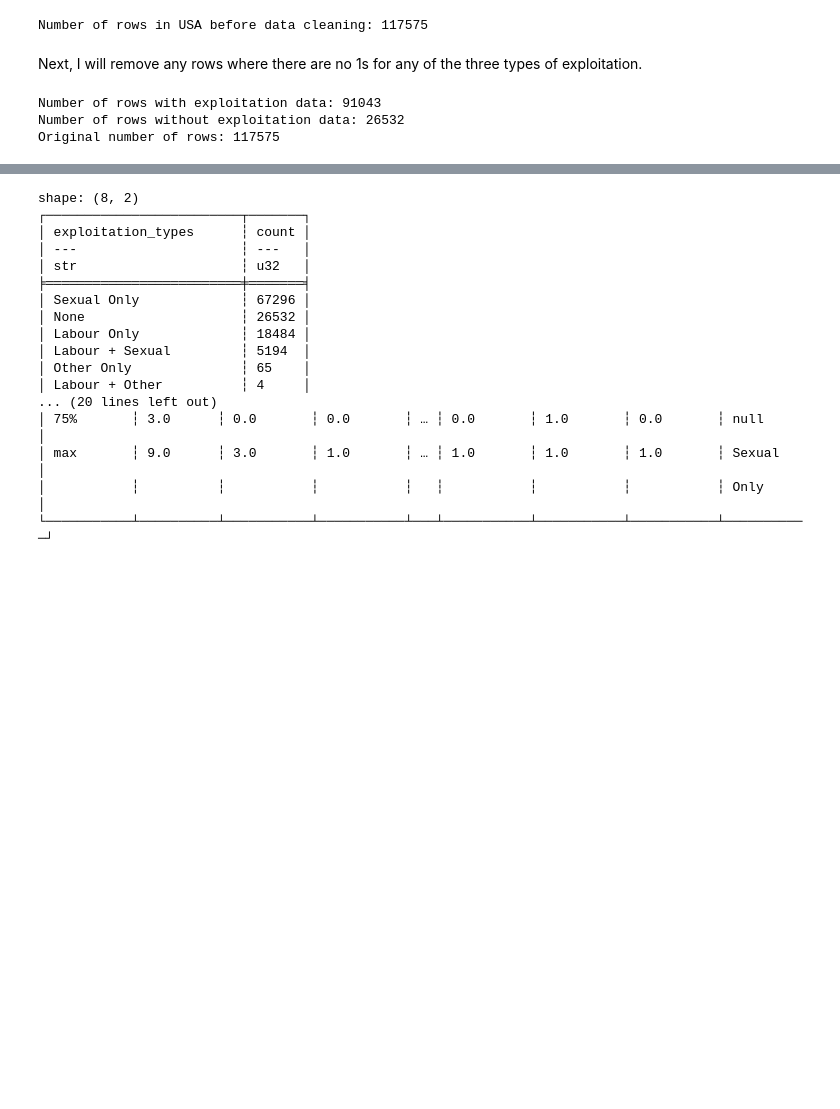
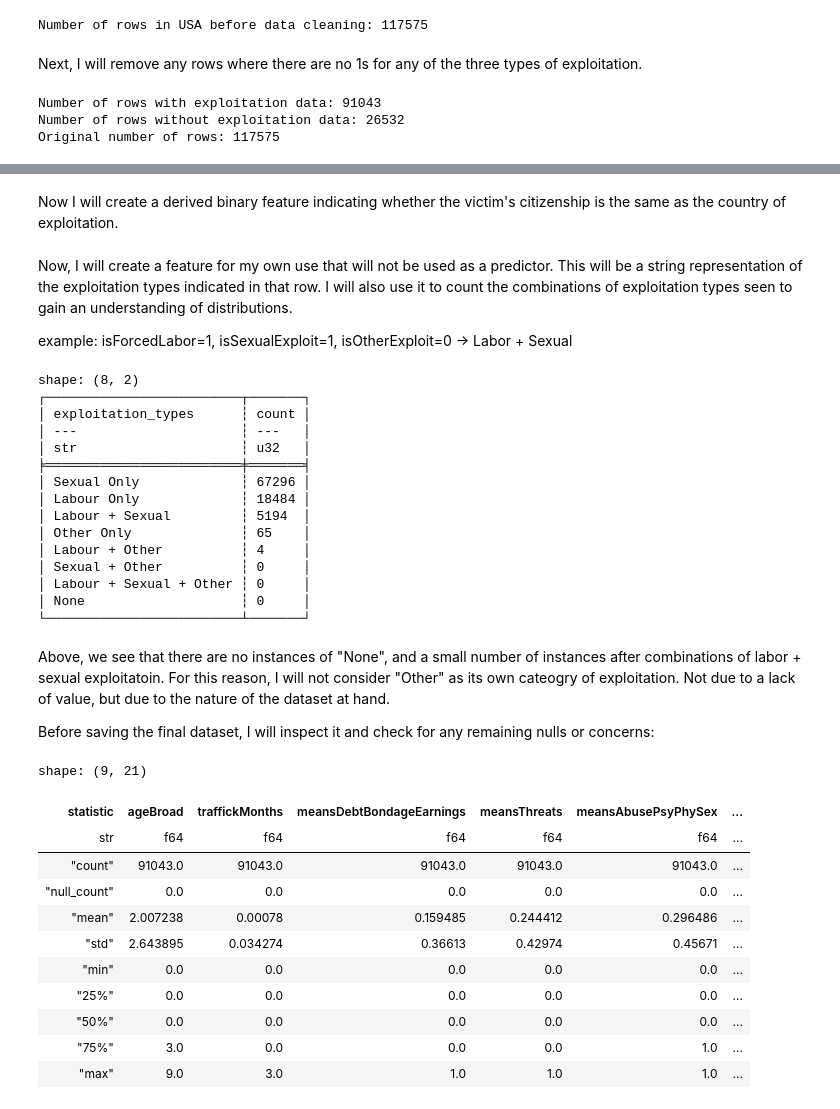
Before and after one commit to madiforman/CTDC_analysis, a Jupyter notebook: process_data.ipynb, the cells around one changed output, grey strips where cells are left out. Saved outputs shown, nothing was run; the diff lists cells and outputs as text; code cells hidden in the pictures; blank space fills up the shorter version.

```diff
--- a/process_data.ipynb
+++ b/process_data.ipynb
@@ -104,5 +113,6 @@ df_final = df_final.drop(["gender", "gender_Man"]) # dropping gender unknown col
 # %%
-print(df_final['ageBroad'].unique().to_list())
+# identify range of values
+print(df['ageBroad'].unique().to_list())
 age_mapping = {
     "0--8": 1,
     "09--17": 2,
@@ -115,12 +125,12 @@ age_mapping = {
     "48+": 9,
     "None": 0  # Unknown age
 }
-
-df_final = df_final.with_columns(
+df = df.with_columns(
     pl.col('ageBroad')
     .fill_null("None")
     .replace(age_mapping).cast(pl.Int64)
     .alias('ageBroad')
 )
-print(df_final['ageBroad'].unique().to_list())
+# ensure range of values is now integer mapping
+print(df['ageBroad'].unique().to_list())
 # %% [output]
@@ -129,17 +141,17 @@ print(df_final['ageBroad'].unique().to_list())
 # %%
-print(df_final['traffickMonths'].unique().to_list())
+print(df['traffickMonths'].unique().to_list())
 duration_mapping = {
     "0--12 (0-1 yr)": 1,
     "13--24 (1-2 yrs)": 2,
     "25+ (2+ yrs)": 3,
     "None": 0  # Unknown duration
 }
-df_final = df_final.with_columns(
+df = df.with_columns(
     pl.col("traffickMonths")
     .fill_null("None")
     .replace(duration_mapping).cast(pl.Int64)
     .alias("traffickMonths")
 )
 
-print(df_final['traffickMonths'].unique().to_list())
+print(df['traffickMonths'].unique().to_list())
 # %% [output]
@@ -147,21 +159,22 @@ print(df_final['traffickMonths'].unique().to_list())
 [0, 1, 2, 3]
+# %% [markdown]
+Now I will create a derived binary feature indicating whether the victim's citizenship is the same as the country of exploitation.
 # %%
-# print(df_final['citizenship'].unique().to_list())
-# is_us_citizen = df_final['citizenship'] == 'USA'
-
-citizenship_in_country = df_final['citizenship'] == df_final['CountryOfExploitation']
-df_final = df_final.with_columns(
-    pl.when(citizenship_in_country).then(1).otherwise(0).alias('isCitizenOfCountry')
+citizenship_in_country = df['citizenship'] == df['CountryOfExploitation']
+df = df.with_columns(
+    pl.when(citizenship_in_country)
+    .then(1)
+    .otherwise(0)
+    .alias('isCitizenOfCountry')
 )
-df_final = df_final.drop('citizenship', 'CountryOfExploitation')
+df = df.drop('citizenship', 'CountryOfExploitation')
+# %% [markdown]
+Now, I will create a feature for my own use that will not be used as a predictor. This will be a string representation of the exploitation types indicated in that row. I will also use it to count the combinations of exploitation types seen to gain an understanding of distributions.
+
+
+example: isForcedLabor=1, isSexualExploit=1, isOtherExploit=0 -> Labor + Sexual
 # %%
-def remove_none_cases(df):
-    df = df.filter(pl.col('combo_code') != '000')
-    df = df.drop('combo_code')
-    # df = df.drop('exploitation_types')
-    return df
-
-def count_exploit_combinations(df):
+def identify_exploit_combinations(df):
     df = df.with_columns([
         (
             pl.col('isForcedLabour').cast(pl.String)
@@ -214,12 +227,10 @@ def count_exploit_combinations(df):
     )
 
     print(combo_counts)
+    df = df.drop('combo_code', 'isOtherExploit')
     return df
 
-df_final = count_exploit_combinations(df_final)
-df_final = remove_none_cases(df_final)
-
-print(df_final.describe())
+df = identify_exploit_combinations(df)
 # %% [output]
 shape: (8, 2)
 ┌─────────────────────────┬───────┐
@@ -228,13 +239,30 @@ shape: (8, 2)
 │ str                     ┆ u32   │
 ╞═════════════════════════╪═══════╡
 │ Sexual Only             ┆ 67296 │
-│ None                    ┆ 26532 │
 │ Labour Only             ┆ 18484 │
 │ Labour + Sexual         ┆ 5194  │
 │ Other Only              ┆ 65    │
 │ Labour + Other          ┆ 4     │
-... (20 lines left out)
-│ 75%       ┆ 3.0      ┆ 0.0       ┆ 0.0       ┆ … ┆ 0.0       ┆ 1.0       ┆ 0.0       ┆ null      │
-│ max       ┆ 9.0      ┆ 3.0       ┆ 1.0       ┆ … ┆ 1.0       ┆ 1.0       ┆ 1.0       ┆ Sexual    │
-│           ┆          ┆           ┆           ┆   ┆           ┆           ┆           ┆ Only      │
-└───────────┴──────────┴───────────┴───────────┴───┴───────────┴───────────┴───────────┴───────────┘
+│ Sexual + Other          ┆ 0     │
+│ Labour + Sexual + Other ┆ 0     │
+│ None                    ┆ 0     │
+└─────────────────────────┴───────┘
+# %% [markdown]
+Above, we see that there are no instances of "None", and a small number of instances after combinations of labor + sexual exploitatoin. For this reason, I will not consider "Other" as its own cateogry of exploitation. Not due to a lack of value, but due to the nature of the dataset at hand.
+
+Before saving the final dataset, I will inspect it and check for any remaining nulls or concerns:
+# %%
+df.describe()
+# %% [output]
+shape: (9, 21)
+| statistic | ageBroad | traffickMonths | meansDebtBondageEarnings | meansThreats | meansAbusePsyPhySex | ... |
+| str | f64 | f64 | f64 | f64 | f64 | ... |
+| "count" | 91043.0 | 91043.0 | 91043.0 | 91043.0 | 91043.0 | ... |
+| "null_count" | 0.0 | 0.0 | 0.0 | 0.0 | 0.0 | ... |
+| "mean" | 2.007238 | 0.00078 | 0.159485 | 0.244412 | 0.296486 | ... |
+| "std" | 2.643895 | 0.034274 | 0.36613 | 0.42974 | 0.45671 | ... |
+| "min" | 0.0 | 0.0 | 0.0 | 0.0 | 0.0 | ... |
+| "25%" | 0.0 | 0.0 | 0.0 | 0.0 | 0.0 | ... |
+| "50%" | 0.0 | 0.0 | 0.0 | 0.0 | 0.0 | ... |
+| "75%" | 3.0 | 0.0 | 0.0 | 0.0 | 1.0 | ... |
+| "max" | 9.0 | 3.0 | 1.0 | 1.0 | 1.0 | ... |
```
Also changed, not shown: parts of 13 cells of this notebook, 2 other files.
